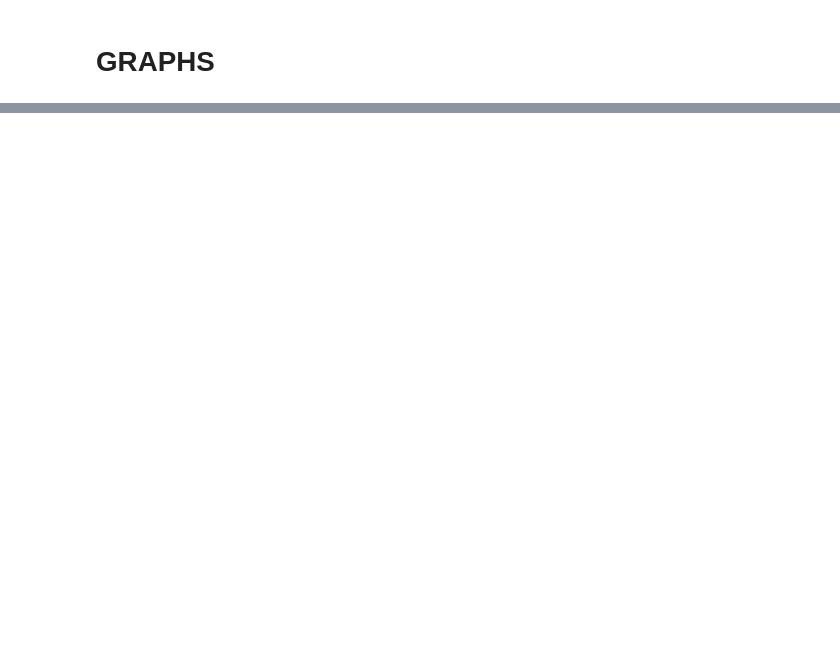
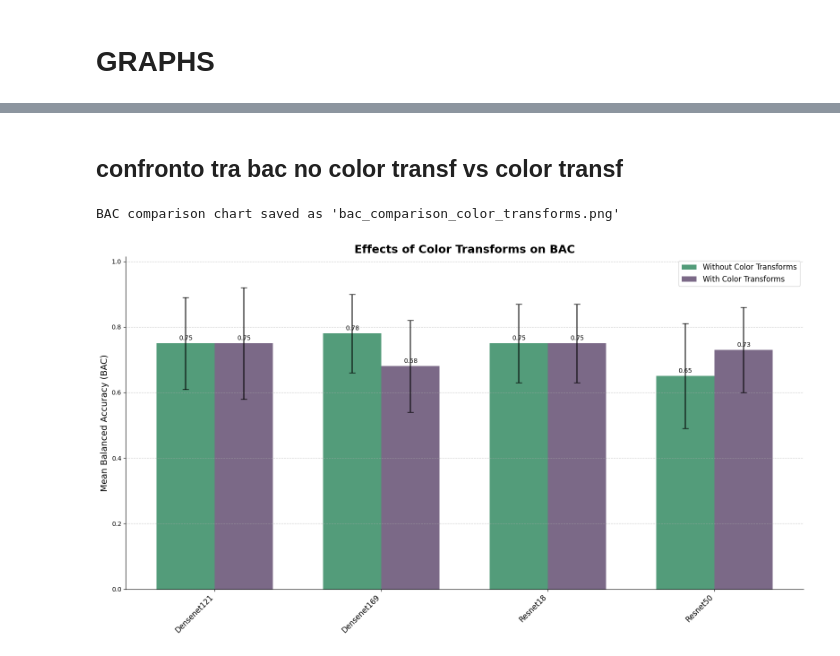
Before and after one commit to z4n0/MIND, a Jupyter notebook: notebooks/supervised_learning.ipynb, the cells around one changed output, grey strips where cells are left out. Saved outputs shown, nothing was run; the diff lists cells and outputs as text; code cells hidden in the pictures; blank space fills up the shorter version.

```diff
--- a/notebooks/supervised_learning.ipynb
+++ b/notebooks/supervised_learning.ipynb
@@ -1659,0 +1738,68 @@ else:
+# %% [markdown]
+## confronto tra bac no color transf vs color transf
+# %%
+import matplotlib.pyplot as plt
+import numpy as np
+import pandas as pd
+
+# --- 1. DATA FOR THE TWO EXPERIMENTS ---
+labels = ['Densenet121', 'Densenet169', 'Resnet18', 'Resnet50']
+
+# Experiment 1: WITH color transforms
+bac_means_with_ct = np.array([0.75, 0.68, 0.75, 0.73])
+bac_stds_with_ct  = np.array([0.17, 0.14, 0.12, 0.13])
+
+# Experiment 2: WITHOUT color transforms
+bac_means_no_ct = np.array([0.75, 0.78, 0.75, 0.65])
+bac_stds_no_ct  = np.array([0.14, 0.12, 0.12, 0.16])
+
+# --- 2. CREATE THE PLOT ---
+fig, ax = plt.subplots(figsize=(16, 9))
+
+x = np.arange(len(labels))
+width = 0.35
+
+color_no_ct = '#40916c'  # Aqua green
+color_with_ct = '#6d597a' # Purple
+
+rects1 = ax.bar(x - width/2, bac_means_no_ct, width, label='Without Color Transforms',
+                yerr=bac_stds_no_ct, capsize=5, color=color_no_ct, alpha=0.9)
+
+rects2 = ax.bar(x + width/2, bac_means_with_ct, width, label='With Color Transforms',
+                yerr=bac_stds_with_ct, capsize=5, color=color_with_ct, alpha=0.9)
+
+# --- 3. ADD LABELS AND STYLE ---
+ax.set_ylabel('Mean Balanced Accuracy (BAC)', fontsize=14)
+ax.set_title('Effects of Color Transforms on BAC', fontsize=18, fontweight='bold')
+ax.set_xticks(x)
+ax.set_xticklabels(labels, rotation=45, ha="right", fontsize=12)
+ax.legend(fontsize=12)
+
+all_means = np.concatenate([bac_means_no_ct, bac_means_with_ct])
+max_val = np.nanmax(all_means) if len(all_means) > 0 else 1.0
+ax.set_ylim(0, max_val * 1.3)
+
+def add_value_labels(rects):
+    for rect in rects:
+        height = rect.get_height()
+        if pd.notna(height):
+            ax.annotate(f'{height:.2f}',
+                        xy=(rect.get_x() + rect.get_width() / 2, height),
+                        xytext=(0, 3),
+                        textcoords="offset points",
+                        ha='center', va='bottom', fontsize=10)
+
+add_value_labels(rects1)
+add_value_labels(rects2)
+
+ax.grid(axis='y', linestyle='--', alpha=0.6)
+ax.spines['top'].set_visible(False)
+ax.spines['right'].set_visible(False)
+fig.tight_layout()
+
+plt.savefig("bac_comparison_color_transforms.png", dpi=300, bbox_inches='tight')
+print("BAC comparison chart saved as 'bac_comparison_color_transforms.png'")
+plt.show()
+# %% [output]
+BAC comparison chart saved as 'bac_comparison_color_transforms.png'
+[figure, added]
```
Also changed, not shown: parts of 17 cells of this notebook, 17 other files.
